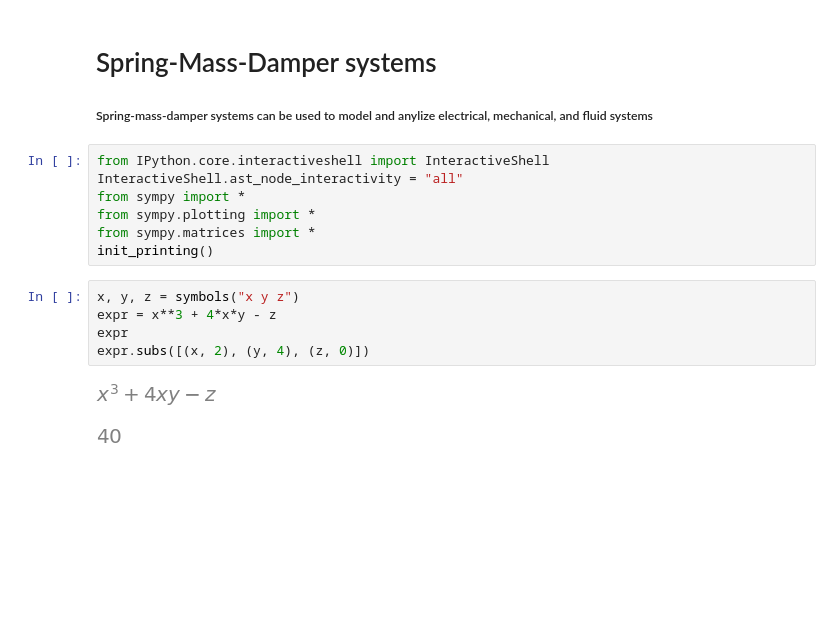
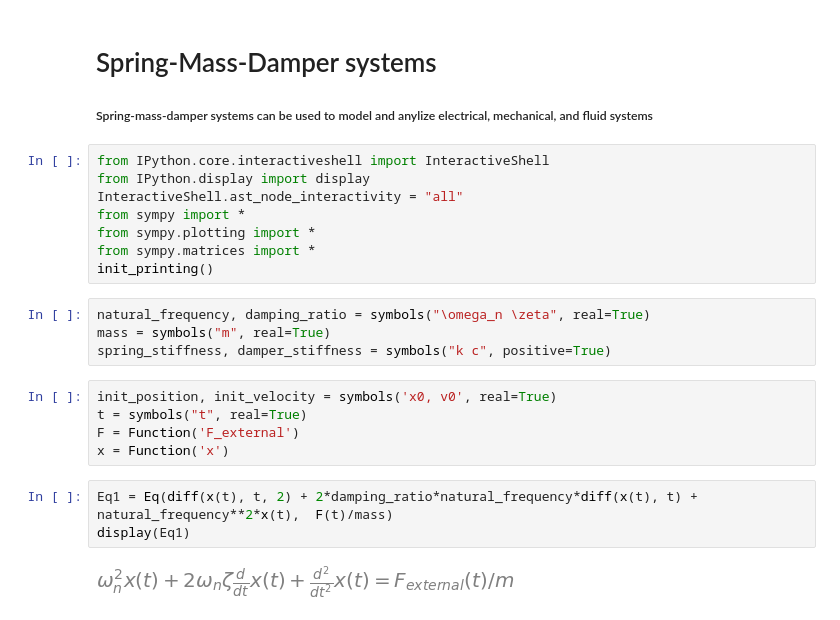
Before and after one commit to McCannDahl/Notebooks, a Jupyter notebook: Math Tutorials/4.1.1 Spring-Mass-Damper systems.ipynb, the cells around one changed output. Saved outputs shown, nothing was run; the diff lists cells and outputs as text; blank space fills up the shorter version.

```diff
--- a/Math Tutorials/4.1.1 Spring-Mass-Damper systems.ipynb
+++ b/Math Tutorials/4.1.1 Spring-Mass-Damper systems.ipynb
@@ -3,16 +3,23 @@
 ##### Spring-mass-damper systems can be used to model and anylize electrical, mechanical, and fluid systems
 # %%
 from IPython.core.interactiveshell import InteractiveShell
+from IPython.display import display
 InteractiveShell.ast_node_interactivity = "all"
 from sympy import *
 from sympy.plotting import *
 from sympy.matrices import *
 init_printing()
-# %%
-x, y, z = symbols("x y z")
-expr = x**3 + 4*x*y - z
-expr
-expr.subs([(x, 2), (y, 4), (z, 0)])
-# %% [output]
-[figure, removed]
-[figure, removed]
+# %%
+natural_frequency, damping_ratio = symbols("\omega_n \zeta", real=True)
+mass = symbols("m", real=True)
+spring_stiffness, damper_stiffness = symbols("k c", positive=True)
+# %%
+init_position, init_velocity = symbols('x0, v0', real=True)
+t = symbols("t", real=True)
+F = Function('F_external')
+x = Function('x')
+# %%
+Eq1 = Eq(diff(x(t), t, 2) + 2*damping_ratio*natural_frequency*diff(x(t), t) + natural_frequency**2*x(t),  F(t)/mass)
+display(Eq1)
+# %% [output]
+[figure, added]
```
Also changed, not shown: parts of 11 cells of this notebook, 4 other files.
